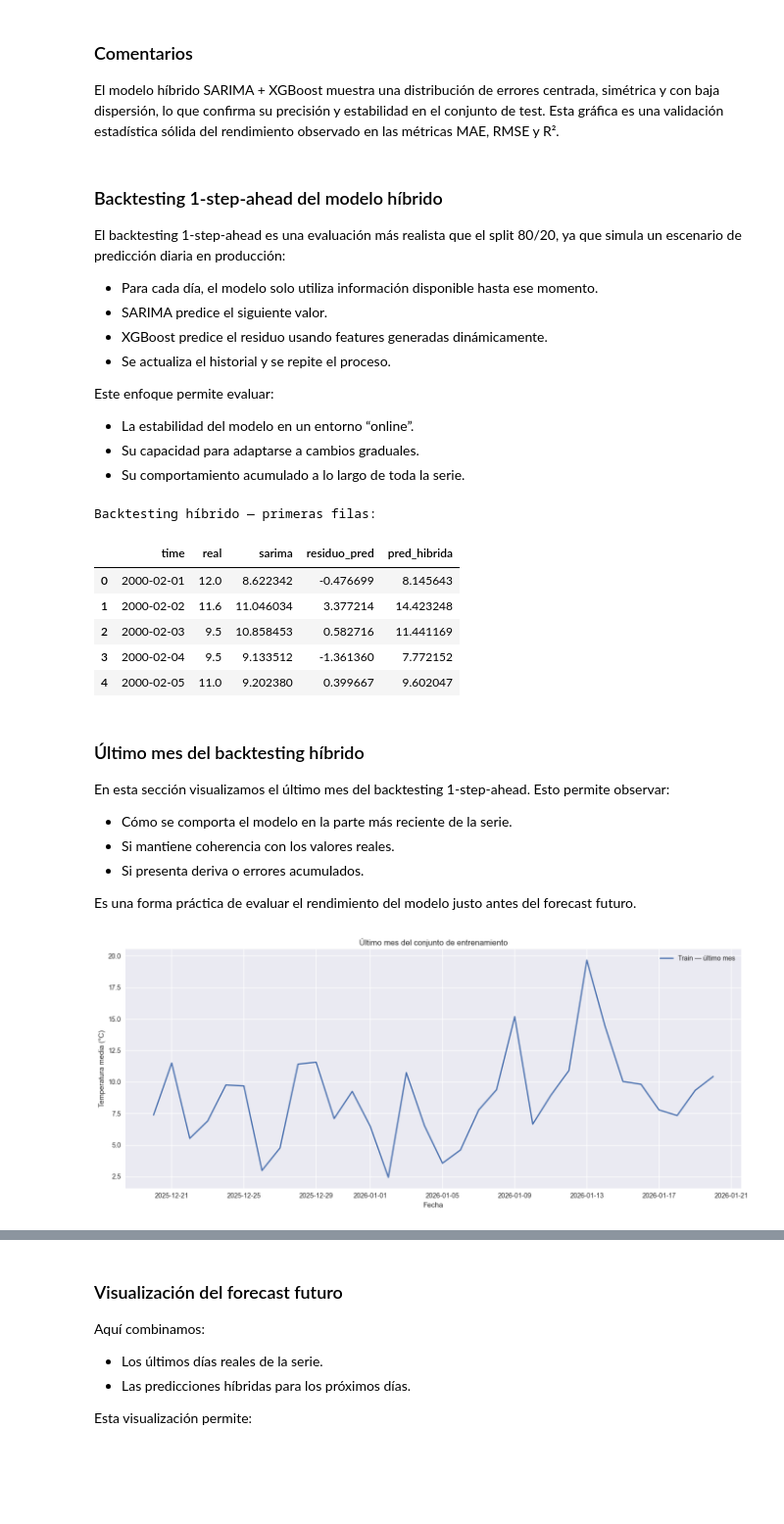
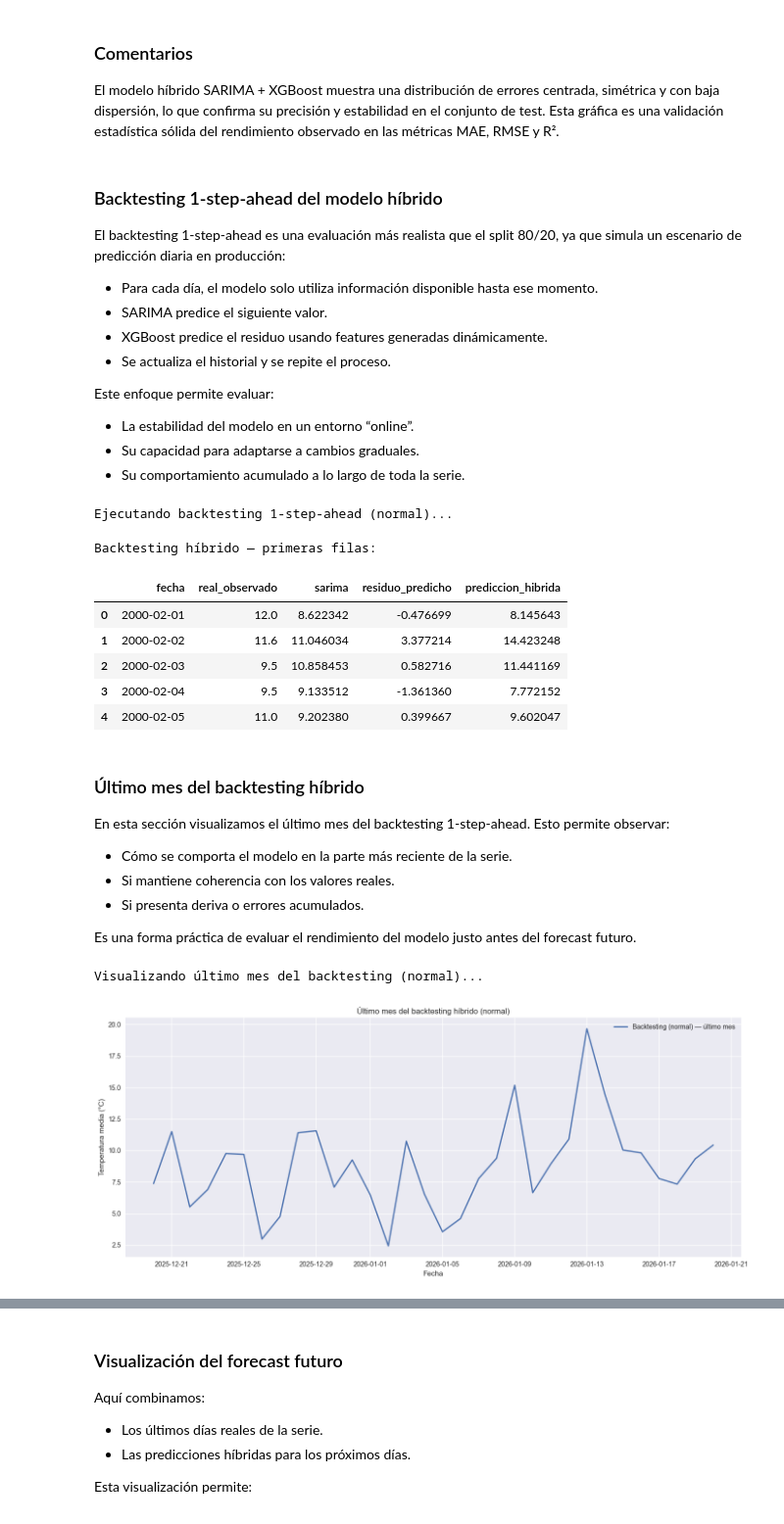
Before and after one commit to tamnd85/python, a Jupyter notebook: openmeteo_sqlite/notebooks/graficos_Santander.ipynb, the cells around one changed output, grey strips where cells are left out. Shown at 98% size. Cells and saved outputs as stored; diff of their text form; code cells hidden in the pictures; blank space fills up the shorter version.

```diff
--- a/openmeteo_sqlite/notebooks/graficos_Santander.ipynb
+++ b/openmeteo_sqlite/notebooks/graficos_Santander.ipynb
@@ -54,7 +90,6 @@ En esta sección cargamos las librerías principales utilizadas en el análisis:
 
 También configuramos el estilo de gráficos para mantener una estética uniforme en todo el notebook.
 # %%
-
 import pandas as pd
 import numpy as np
 import matplotlib.pyplot as plt
@@ -66,3 +101,9 @@ from models.hybrid import backtesting_hibrido_real, evaluar_hibrido_80_20
 from pipeline.forecast import predecir_hibrido
 
 plt.style.use("seaborn-v0_8")
+
+# ============================
+# Selección de familia de modelos
+# ============================
+MODO = "normal"   # opciones: "normal" o "mensual"
+print("Modo seleccionado:", MODO)
@@ -690,6 +893,8 @@ Name: error_hibrido, dtype: float64
 
 El modelo híbrido SARIMA + XGBoost muestra una distribución de errores centrada, simétrica y con baja dispersión, lo que confirma su precisión y estabilidad en el conjunto de test. Esta gráfica es una validación estadística sólida del rendimiento observado en las métricas MAE, RMSE y R².
 # %% [markdown]
+<a id="13"></a>
+
 ### Backtesting 1-step-ahead del modelo híbrido
 
 El backtesting 1-step-ahead es una evaluación más realista que el split 80/20,
@@ -706,21 +911,34 @@ Este enfoque permite evaluar:
 - Su capacidad para adaptarse a cambios graduales.
 - Su comportamiento acumulado a lo largo de toda la serie.
 # %%
+# ============================
+# Backtesting 1-step-ahead del modelo híbrido
+# ============================
 
-# Backtesting 1-step-ahead usando el híbrido (más realista que 80/20 puro)
-df_bt = backtesting_hibrido_real(df_city, sarima_model, xgb_model, xgb_features, ventana=30)
+print(f"Ejecutando backtesting 1-step-ahead ({MODO})...")
+
+df_bt = backtesting_hibrido_real(
+    df_city,
+    sarima_model,      # ya cargado según MODO
+    xgb_model,         # ya cargado según MODO
+    xgb_features,      # ya cargado según MODO
+    ventana=30
+)
 
 print("Backtesting híbrido — primeras filas:")
-df_bt.head()
+mostrar(df_bt.head())
 # %% [output]
-Backtesting híbrido — primeras filas:
+Ejecutando backtesting 1-step-ahead (normal)...
+Backtesting híbrido — primeras filas:
-|  | time | real | sarima | residuo_pred | pred_hibrida |
+|  | fecha | real_observado | sarima | residuo_predicho | prediccion_hibrida |
 | 0 | 2000-02-01 | 12.0 | 8.622342 | -0.476699 | 8.145643 |
 | 1 | 2000-02-02 | 11.6 | 11.046034 | 3.377214 | 14.423248 |
 | 2 | 2000-02-03 | 9.5 | 10.858453 | 0.582716 | 11.441169 |
 | 3 | 2000-02-04 | 9.5 | 9.133512 | -1.361360 | 7.772152 |
 | 4 | 2000-02-05 | 11.0 | 9.202380 | 0.399667 | 9.602047 |
 # %% [markdown]
+<a id="14"></a>
+
 ### Último mes del backtesting híbrido
 
 En esta sección visualizamos el último mes del backtesting 1-step-ahead.
@@ -732,31 +950,36 @@ Esto permite observar:
 
 Es una forma práctica de evaluar el rendimiento del modelo justo antes del forecast futuro.
 # %%
-# Última fecha del train
+# ============================
+# Último mes del backtesting híbrido
+# ============================
+
+print(f"Visualizando último mes del backtesting ({MODO})...")
+
+# Última fecha del backtesting
 fecha_fin_bt = df_bt["time"].max()
 
 # Ventana: último mes
 inicio_mes = fecha_fin_bt - pd.DateOffset(months=1)
 
-df_ultimo_mes = df_bt[
-    (df_bt["time"] >= inicio_mes)
-].copy()
+df_ultimo_mes = df_bt[df_bt["time"] >= inicio_mes].copy()
 
 plt.figure(figsize=(14, 6))
 
 plt.plot(
     df_ultimo_mes["time"],
     df_ultimo_mes["pred_hibrida"],
-    label="Train — último mes",
+    label=f"Backtesting ({MODO}) — último mes",
     linewidth=2
 )
 
-plt.title("Último mes del conjunto de entrenamiento")
+plt.title(f"Último mes del backtesting híbrido ({MODO})")
 plt.xlabel("Fecha")
 plt.ylabel("Temperatura media (°C)")
 plt.legend()
 plt.grid(True)
 plt.tight_layout()
 plt.show()
 # %% [output]
+Visualizando último mes del backtesting (normal)...
-[figure, old version]
+[figure, new version]
```
Also changed, not shown: parts of 34 cells of this notebook, 22 other files.
